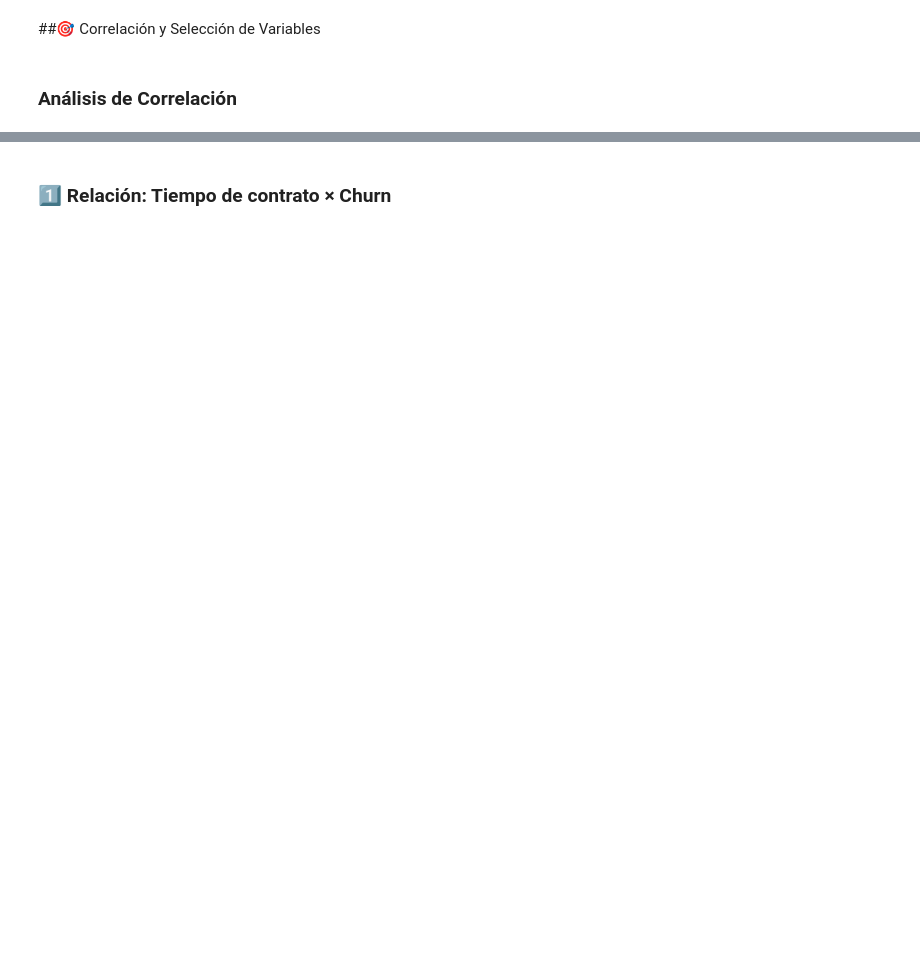
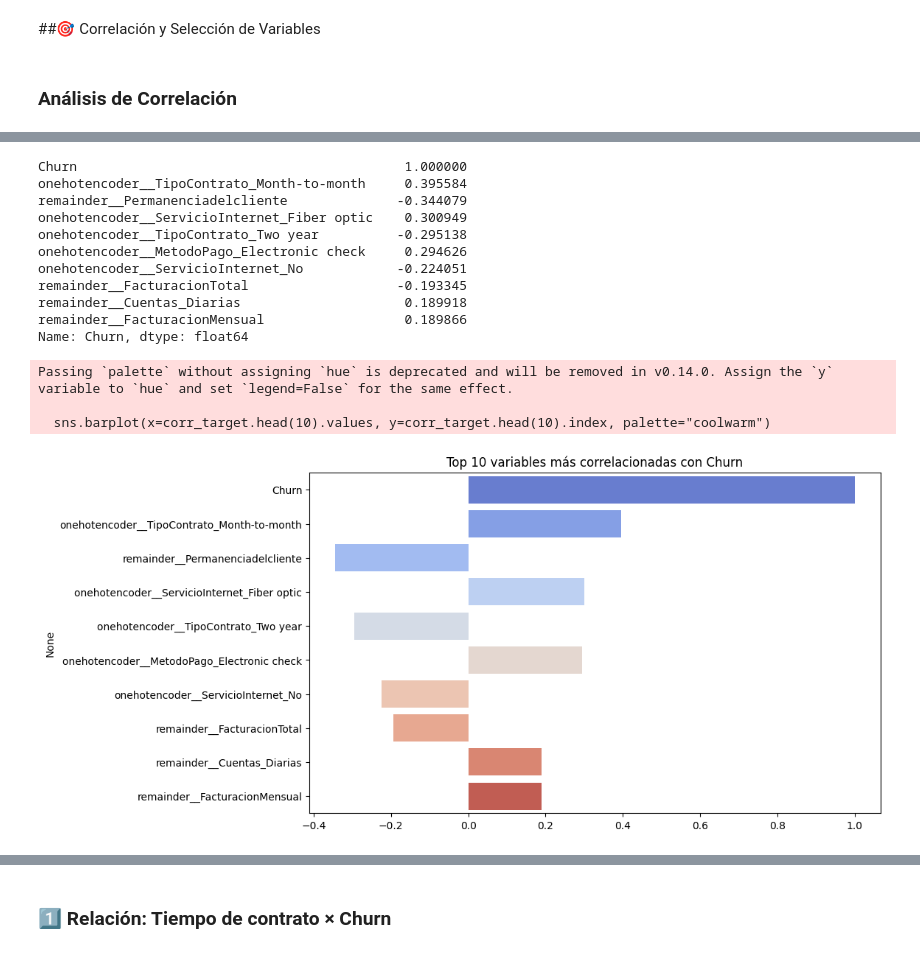
Before and after one commit to ARTAA123/TelecomX_II_alura, a Jupyter notebook: Untitled0.ipynb, the cells around one changed output, grey strips where cells are left out. Cells and saved outputs as stored; diff of their text form; code cells hidden in the pictures; blank space fills up the shorter version.

```diff
--- a/Untitled0.ipynb
+++ b/Untitled0.ipynb
@@ -166,2 +153,30 @@ plt.show()
+# %%
+# Correlación con la variable objetivo
+corr_target = corr_matrix['Churn'].sort_values(key=abs, ascending=False)
+
+# Mostrar las 10 más importantes
+print(corr_target.head(10))
+
+# Gráfico de barras
+plt.figure(figsize=(10,6))
+sns.barplot(x=corr_target.head(10).values, y=corr_target.head(10).index, palette="coolwarm")
+plt.title("Top 10 variables más correlacionadas con Churn")
+plt.show()
+# %% [output]
+Churn                                          1.000000
+onehotencoder__TipoContrato_Month-to-month     0.395584
+remainder__Permanenciadelcliente              -0.344079
+onehotencoder__ServicioInternet_Fiber optic    0.300949
+onehotencoder__TipoContrato_Two year          -0.295138
+onehotencoder__MetodoPago_Electronic check     0.294626
+onehotencoder__ServicioInternet_No            -0.224051
+remainder__FacturacionTotal                   -0.193345
+remainder__Cuentas_Diarias                     0.189918
+remainder__FacturacionMensual                  0.189866
+Name: Churn, dtype: float64
+Passing `palette` without assigning `hue` is deprecated and will be removed in v0.14.0. Assign the `y` variable to `hue` and set `legend=False` for the same effect.
+
+  sns.barplot(x=corr_target.head(10).values, y=corr_target.head(10).index, palette="coolwarm")
+[figure, added]
 # %%
 # Correlación absoluta con Churn
```
Also changed, not shown: parts of 37 cells of this notebook.
